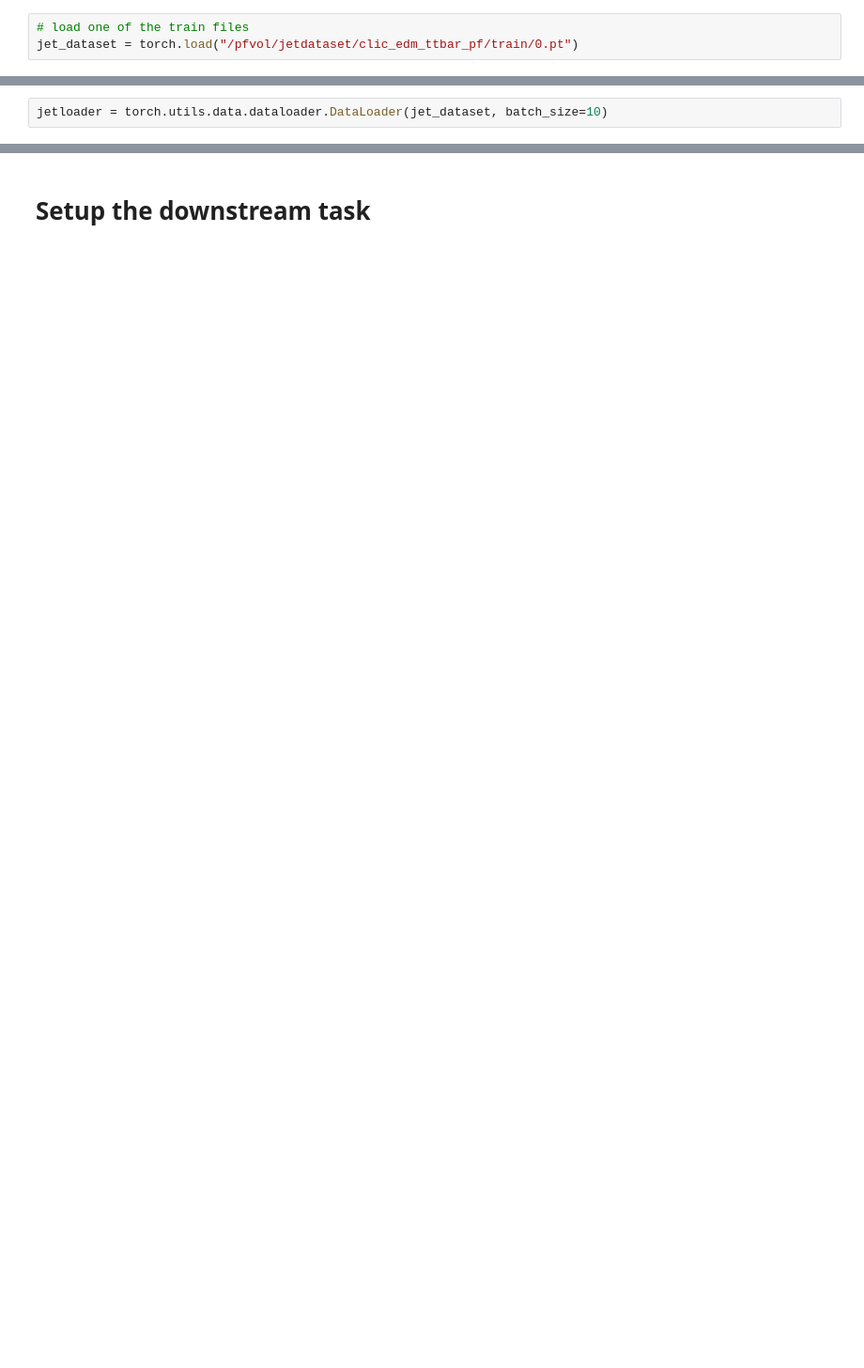
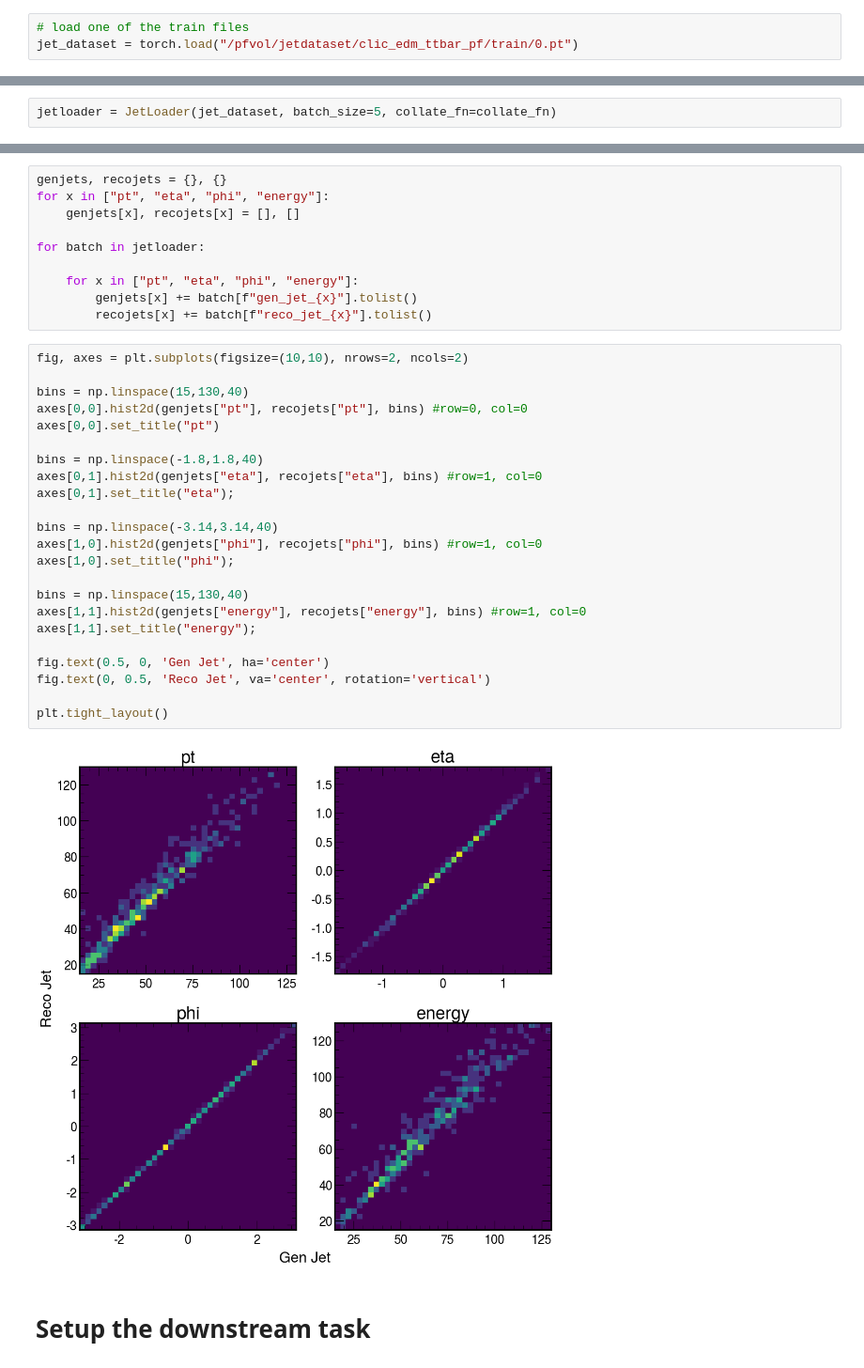
Before and after one commit to farakiko/particleflow, a Jupyter notebook: notebooks/JETFinetuning_CLIC.ipynb, the cells around one changed output, grey strips where cells are left out. Shown at 94% size. Cells and saved outputs as stored; diff of their text form; blank space fills up the shorter version.

```diff
--- a/notebooks/JETFinetuning_CLIC.ipynb
+++ b/notebooks/JETFinetuning_CLIC.ipynb
@@ -319,5 +453,5 @@ dict_keys(['gen_jet_label', 'gen_jet_pt', 'gen_jet_eta', 'gen_jet_phi', 'gen_jet
 # %%
-jetloader = torch.utils.data.dataloader.DataLoader(jet_dataset, batch_size=10)
+jetloader = JetLoader(jet_dataset, batch_size=5, collate_fn=collate_fn)
 # %%
 for batch in jetloader:
     break
@@ -358,3 +500,38 @@ torch.Size([10, 256, 5])
+# %%
+genjets, recojets = {}, {}
+for x in ["pt", "eta", "phi", "energy"]:
+    genjets[x], recojets[x] = [], []
+
+for batch in jetloader:
+
+    for x in ["pt", "eta", "phi", "energy"]:
+        genjets[x] += batch[f"gen_jet_{x}"].tolist()
+        recojets[x] += batch[f"reco_jet_{x}"].tolist()
+# %%
+fig, axes = plt.subplots(figsize=(10,10), nrows=2, ncols=2)
+
+bins = np.linspace(15,130,40)
+axes[0,0].hist2d(genjets["pt"], recojets["pt"], bins) #row=0, col=0
+axes[0,0].set_title("pt")
+
+bins = np.linspace(-1.8,1.8,40)
+axes[0,1].hist2d(genjets["eta"], recojets["eta"], bins) #row=1, col=0
+axes[0,1].set_title("eta");
+
+bins = np.linspace(-3.14,3.14,40)
+axes[1,0].hist2d(genjets["phi"], recojets["phi"], bins) #row=1, col=0
+axes[1,0].set_title("phi");
+
+bins = np.linspace(15,130,40)
+axes[1,1].hist2d(genjets["energy"], recojets["energy"], bins) #row=1, col=0
+axes[1,1].set_title("energy");
+
+fig.text(0.5, 0, 'Gen Jet', ha='center')
+fig.text(0, 0.5, 'Reco Jet', va='center', rotation='vertical')
+
+plt.tight_layout()
+# %% [output]
+[figure, added]
 # %% [markdown]
 # Setup the downstream task
 # %%
```
Also changed, not shown: parts of 21 cells of this notebook.
